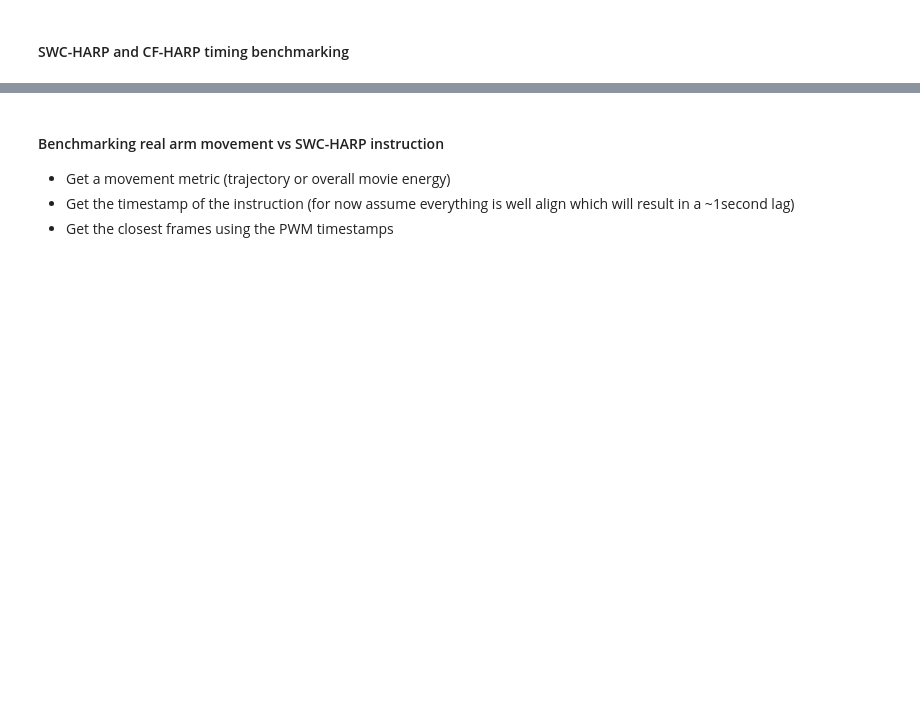
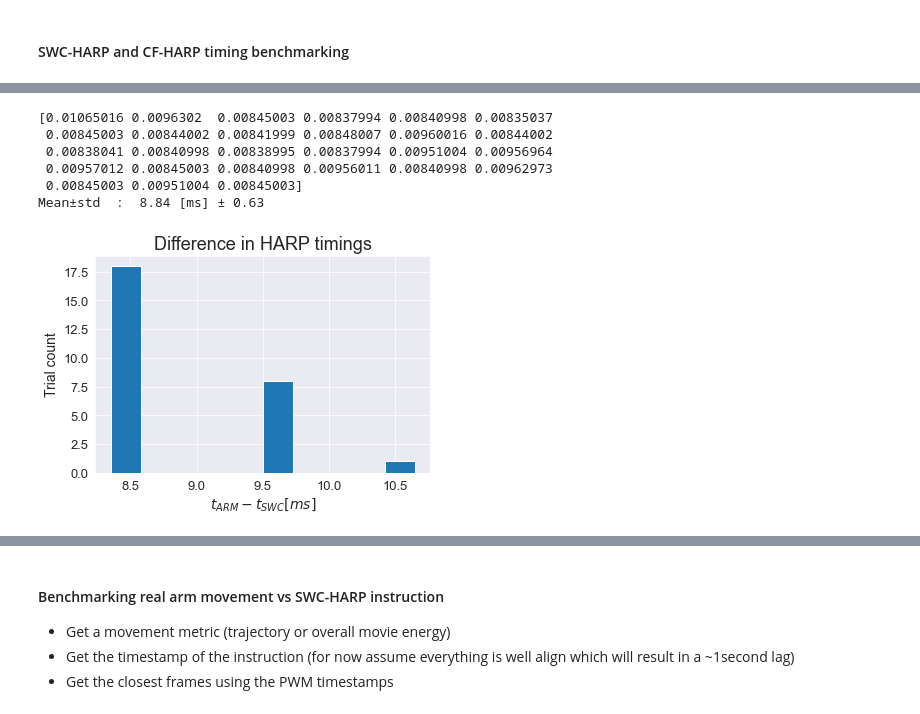
Before and after one commit to BrancoLab/CricketHuntVR, a Jupyter notebook: Benchmarking/ArmBenchmarking.ipynb, the cells around one changed output, grey strips where cells are left out. Saved outputs shown, nothing was run; the diff lists cells and outputs as text; code cells hidden in the pictures; blank space fills up the shorter version.

```diff
--- a/Benchmarking/ArmBenchmarking.ipynb
+++ b/Benchmarking/ArmBenchmarking.ipynb
@@ -54,0 +58,24 @@ Mean±std  :  983.45 [ms] ± 4.92
+# %%
+#Load arm instruction timestamp
+arm_instructions = pd.read_csv(session_path / "ArmCoords.csv") #ArmCommands
+arm_instructions_ts = arm_instructions["Item1.Seconds"].values
+
+#Calculate the timing difference
+deltaTS = arm_instructions_ts - arm_falling_edge
+
+#Plot the distribution of the differences
+plt.figure()
+plt.hist(deltaTS*1000)
+plt.xlabel("$t_{ARM} - t_{SWC} [ms]$")
+plt.ylabel("Trial count")
+plt.title("Difference in HARP timings")
+print(deltaTS)
+print("Mean±std  :  {0:.2f} [ms] ± {1:.2f}".format(np.mean(deltaTS*1000), np.std(deltaTS*1000)))
+# %% [output]
+[0.01065016 0.0096302  0.00845003 0.00837994 0.00840998 0.00835037
+ 0.00845003 0.00844002 0.00841999 0.00848007 0.00960016 0.00844002
+ 0.00838041 0.00840998 0.00838995 0.00837994 0.00951004 0.00956964
+ 0.00957012 0.00845003 0.00840998 0.00956011 0.00840998 0.00962973
+ 0.00845003 0.00951004 0.00845003]
+Mean±std  :  8.84 [ms] ± 0.63
+[figure, added]
```
Also changed, not shown: parts of 11 cells of this notebook.
